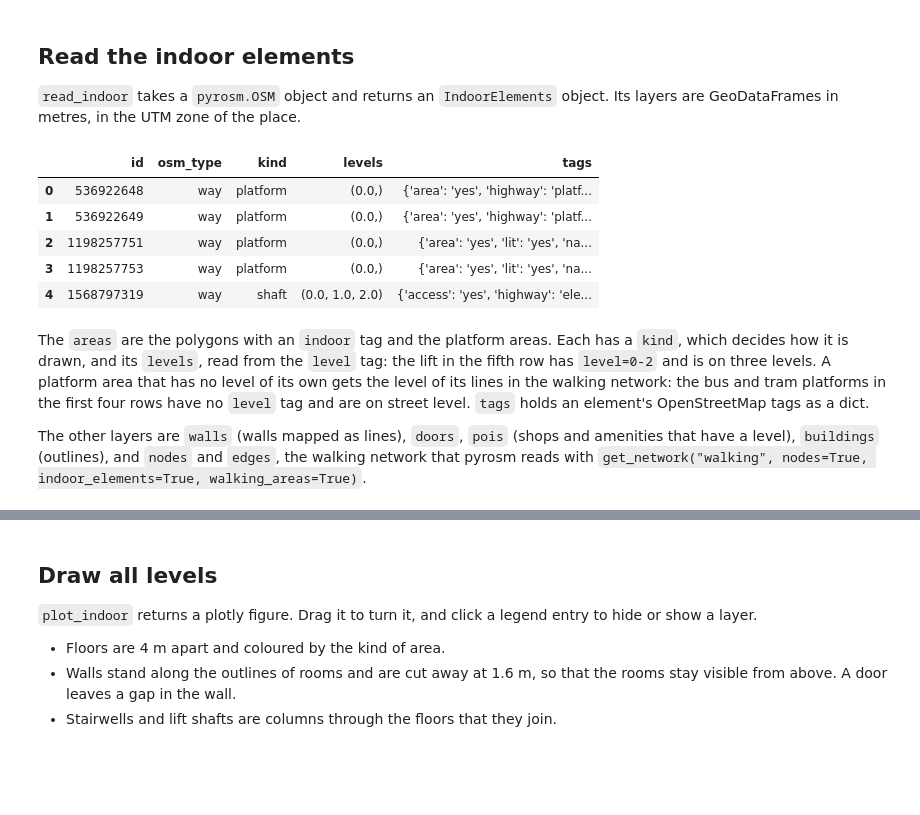
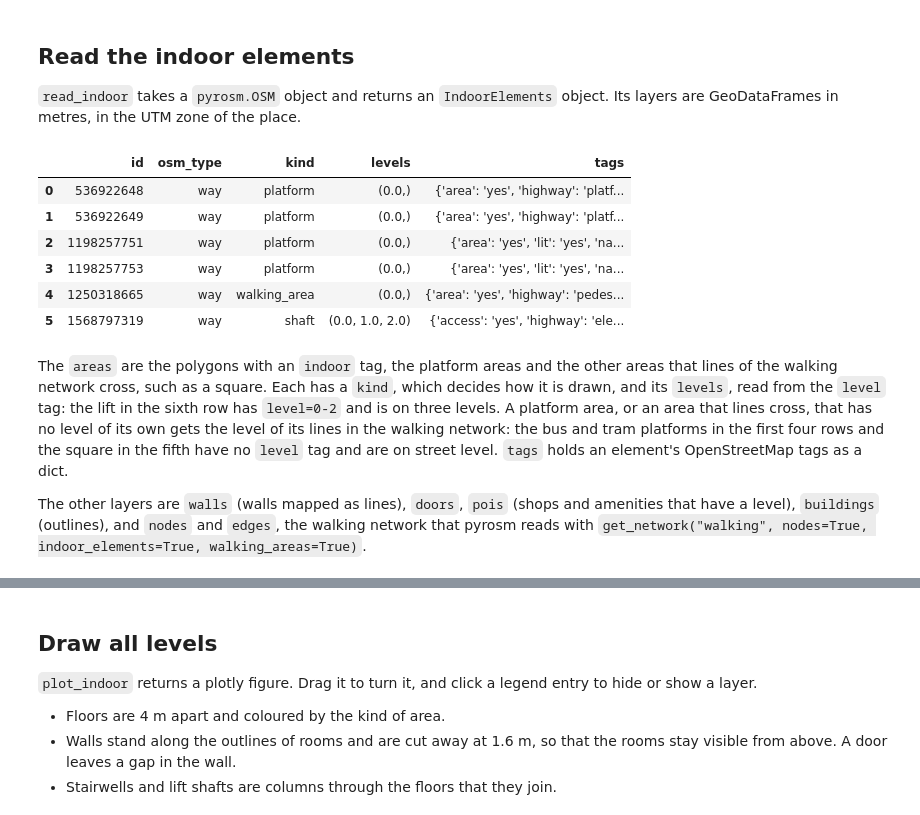
Before and after one commit to pyrosm/pyrosm3D, a Jupyter notebook: docs/indoor_views.ipynb, the cells around one changed output, grey strips where cells are left out. Drawn from its saved outputs; the diff is of its cells as text; code cells hidden in the pictures; blank space fills up the shorter version.

Commit message:
Read and draw the walking areas that lines of the network cross

```diff
--- a/docs/indoor_views.ipynb
+++ b/docs/indoor_views.ipynb
@@ -11,20 +11,21 @@ The building is Maunula-talo, a community centre in Helsinki whose rooms, doors
 # %%
 from pyrosm import OSM
 
 import pyrosm3d
 
 osm = OSM("../tests/data/maunula.osm.pbf")
 indoor = pyrosm3d.read_indoor(osm)
-indoor.areas[["id", "osm_type", "kind", "levels", "tags"]].head()
+indoor.areas[["id", "osm_type", "kind", "levels", "tags"]].head(6)
 # %% [output]
 |  | id | osm_type | kind | levels | tags |
 | 0 | 536922648 | way | platform | (0.0,) | {'area': 'yes', 'highway': 'platf... |
 | 1 | 536922649 | way | platform | (0.0,) | {'area': 'yes', 'highway': 'platf... |
 | 2 | 1198257751 | way | platform | (0.0,) | {'area': 'yes', 'lit': 'yes', 'na... |
 | 3 | 1198257753 | way | platform | (0.0,) | {'area': 'yes', 'lit': 'yes', 'na... |
-| 4 | 1568797319 | way | shaft | (0.0, 1.0, 2.0) | {'access': 'yes', 'highway': 'ele... |
+| 4 | 1250318665 | way | walking_area | (0.0,) | {'area': 'yes', 'highway': 'pedes... |
+| 5 | 1568797319 | way | shaft | (0.0, 1.0, 2.0) | {'access': 'yes', 'highway': 'ele... |
 # %% [markdown]
-The `areas` are the polygons with an `indoor` tag and the platform areas. Each has a `kind`, which decides how it is drawn, and its `levels`, read from the `level` tag: the lift in the fifth row has `level=0-2` and is on three levels. A platform area that has no level of its own gets the level of its lines in the walking network: the bus and tram platforms in the first four rows have no `level` tag and are on street level. `tags` holds an element's OpenStreetMap tags as a dict.
+The `areas` are the polygons with an `indoor` tag, the platform areas and the other areas that lines of the walking network cross, such as a square. Each has a `kind`, which decides how it is drawn, and its `levels`, read from the `level` tag: the lift in the sixth row has `level=0-2` and is on three levels. A platform area, or an area that lines cross, that has no level of its own gets the level of its lines in the walking network: the bus and tram platforms in the first four rows and the square in the fifth have no `level` tag and are on street level. `tags` holds an element's OpenStreetMap tags as a dict.
 
 The other layers are `walls` (walls mapped as lines), `doors`, `pois` (shops and amenities that have a level), `buildings` (outlines), and `nodes` and `edges`, the walking network that pyrosm reads with `get_network("walking", nodes=True, indoor_elements=True, walking_areas=True)`.
 # %%
```
Also changed, not shown: parts of 1 cell of this notebook, 11 other files.
